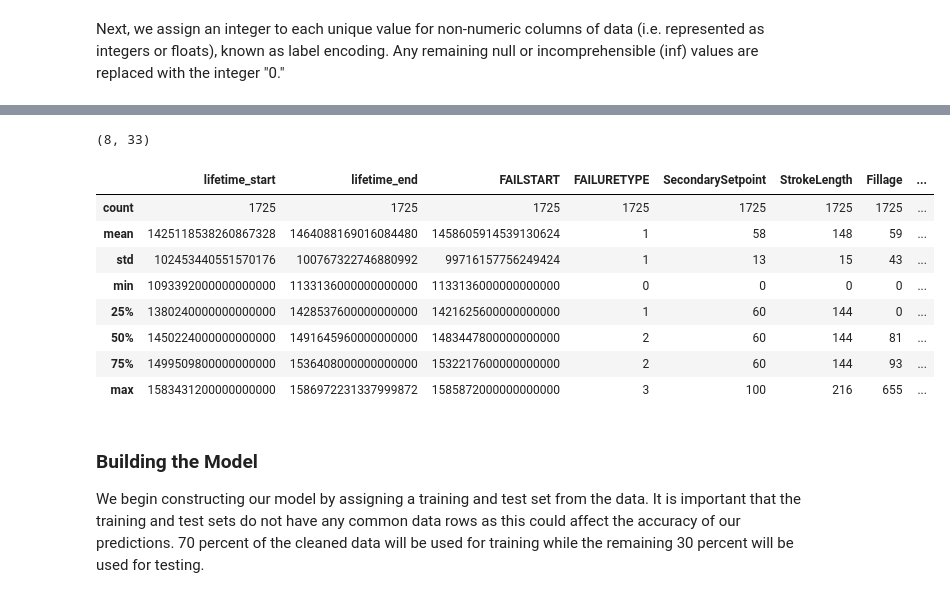
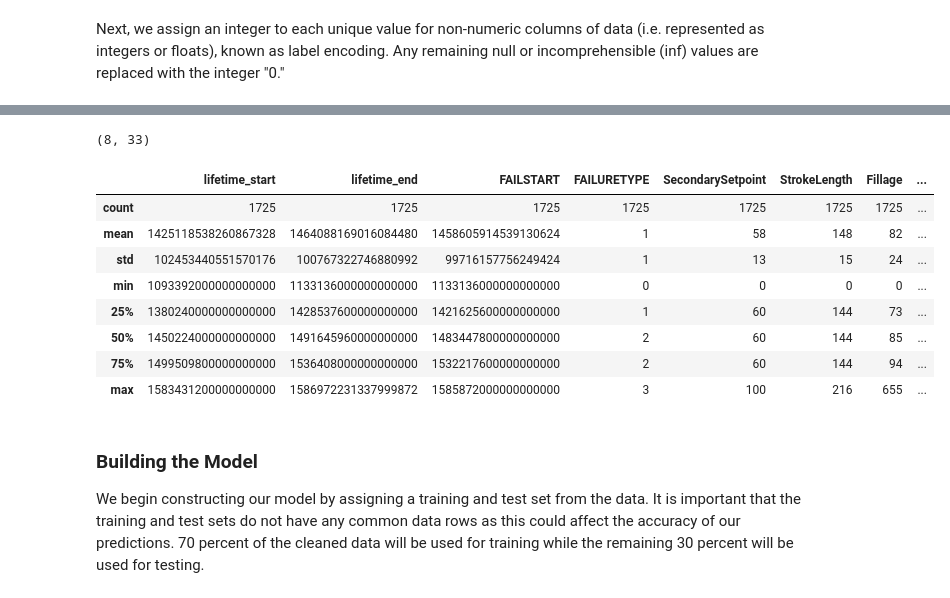
Before and after one commit to skeptrunedev/Rod_Pump_Optimization, a Jupyter notebook: notebooks/MVP_notebook.ipynb, the cells around one changed output, grey strips where cells are left out. Cells and saved outputs as stored; diff of their text form; code cells hidden in the pictures.

Commit message:
imputed

```diff
--- a/notebooks/MVP_notebook.ipynb
+++ b/notebooks/MVP_notebook.ipynb
@@ -107,6 +94,3 @@ rpdf_cleaned['rod_apigrade'] = labelencoder.fit_transform(rpdf_cleaned['rod_apig
 rpdf_cleaned['DESANDDEGAS_TYP'] = labelencoder.fit_transform(rpdf_cleaned['DESANDDEGAS_TYP'])
 rpdf_cleaned['rod_sinker_type'] = labelencoder.fit_transform(rpdf_cleaned['rod_sinker_type'])
 # rpdf_cleaned['NODEID'] = labelencoder.fit_transform(rpdf_cleaned['NODEID'])
-rpdf_cleaned.fillna(0, inplace=True)
-rpdf_cleaned.replace([np.inf, -np.inf], 0, inplace=True)
-#rpdf_cleaned.fillna(method='ffill', inplace=True)
@@ -112,0 +115,12 @@ rpdf_cleaned.replace([np.inf, -np.inf], 0, inplace=True)
+# %%
+rpdf_cleaned.fillna(np.nan, inplace=True)
+rpdf_cleaned.replace([np.inf, -np.inf], np.nan, inplace=True)
+imputer = KNNImputer(n_neighbors=3, weights="uniform")
+rpdff=imputer.fit_transform(rpdf_cleaned)
+#rpdf_cleaned.replace([np.inf, -np.inf], 0, inplace=True)
+#rpdf_cleaned.replace([np.inf, -np.inf], np.nan, inplace=True)
+#rpdf_cleaned.fillna(method='ffill', inplace=True)
+# %%
+imputedR=pd.DataFrame(imputer.fit_transform(rpdf_cleaned))
+imputedR.columns=rpdf_cleaned.columns
+imputedR
@@ -113,19 +141,19 @@ rpdf_cleaned.replace([np.inf, -np.inf], 0, inplace=True)
 # %%
 pd.set_option('display.float_format', lambda x: '%.0f' % x)
 pd.set_option('display.max_columns', 55)
-rpdf_numeric_summary = rpdf_cleaned.describe()
+rpdf_numeric_summary = imputedR.describe()
 print(rpdf_numeric_summary.shape)
 rpdf_numeric_summary
 # %% [output]
 (8, 33)
 |  | lifetime_start | lifetime_end | FAILSTART | FAILURETYPE | SecondarySetpoint | StrokeLength | Fillage | ... |
 | count | 1725 | 1725 | 1725 | 1725 | 1725 | 1725 | 1725 | ... |
-| mean | 1425118538260867328 | 1464088169016084480 | 1458605914539130624 | 1 | 58 | 148 | 59 | ... |
-| std | 102453440551570176 | 100767322746880992 | 99716157756249424 | 1 | 13 | 15 | 43 | ... |
+| mean | 1425118538260867328 | 1464088169016084480 | 1458605914539130624 | 1 | 58 | 148 | 82 | ... |
+| std | 102453440551570176 | 100767322746880992 | 99716157756249424 | 1 | 13 | 15 | 24 | ... |
 | min | 1093392000000000000 | 1133136000000000000 | 1133136000000000000 | 0 | 0 | 0 | 0 | ... |
-| 25% | 1380240000000000000 | 1428537600000000000 | 1421625600000000000 | 1 | 60 | 144 | 0 | ... |
-| 50% | 1450224000000000000 | 1491645960000000000 | 1483447800000000000 | 2 | 60 | 144 | 81 | ... |
-| 75% | 1499509800000000000 | 1536408000000000000 | 1532217600000000000 | 2 | 60 | 144 | 93 | ... |
+| 25% | 1380240000000000000 | 1428537600000000000 | 1421625600000000000 | 1 | 60 | 144 | 73 | ... |
+| 50% | 1450224000000000000 | 1491645960000000000 | 1483447800000000000 | 2 | 60 | 144 | 85 | ... |
+| 75% | 1499509800000000000 | 1536408000000000000 | 1532217600000000000 | 2 | 60 | 144 | 94 | ... |
 | max | 1583431200000000000 | 1586972231337999872 | 1585872000000000000 | 3 | 100 | 216 | 655 | ... |
 # %% [markdown]
 ### Building the Model
```
Also changed, not shown: parts of 12 cells of this notebook, 12 other files.
